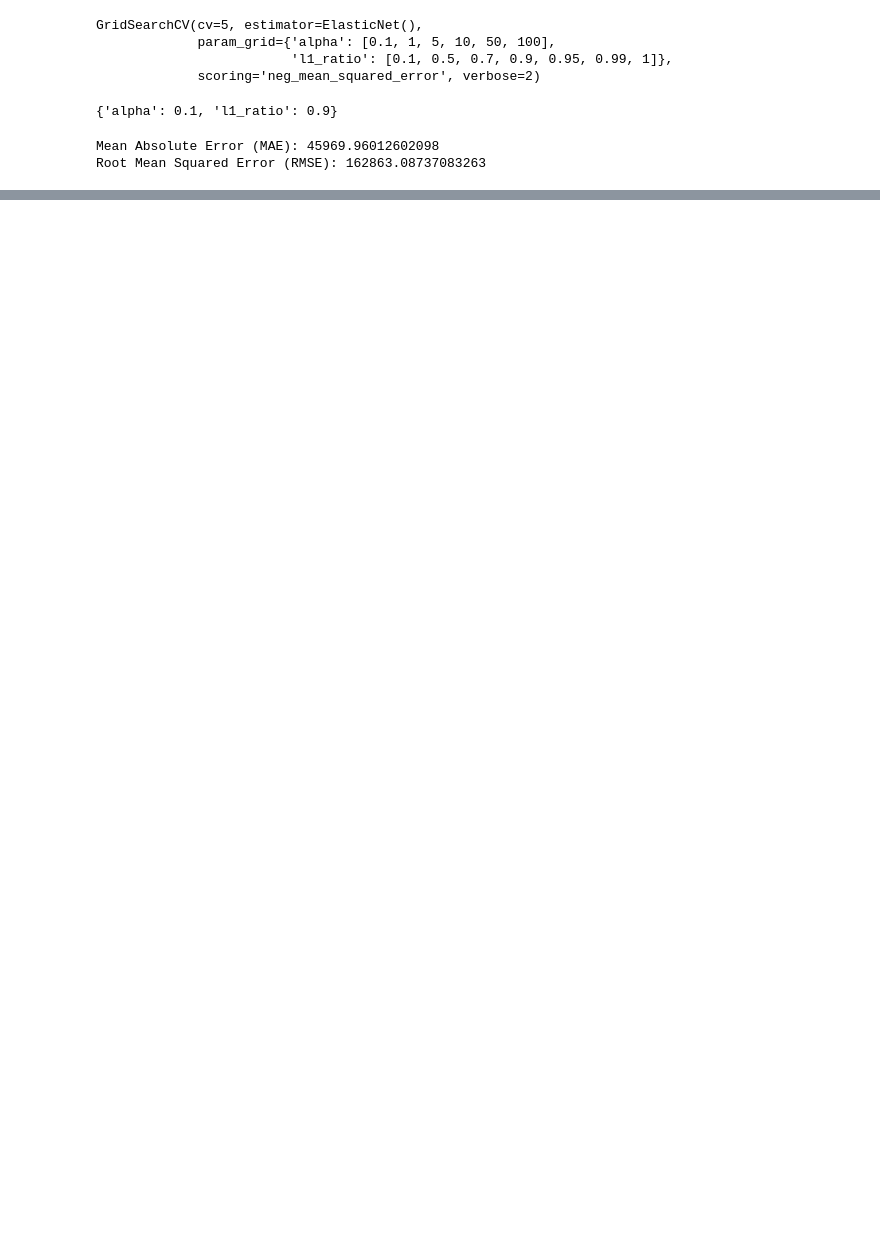
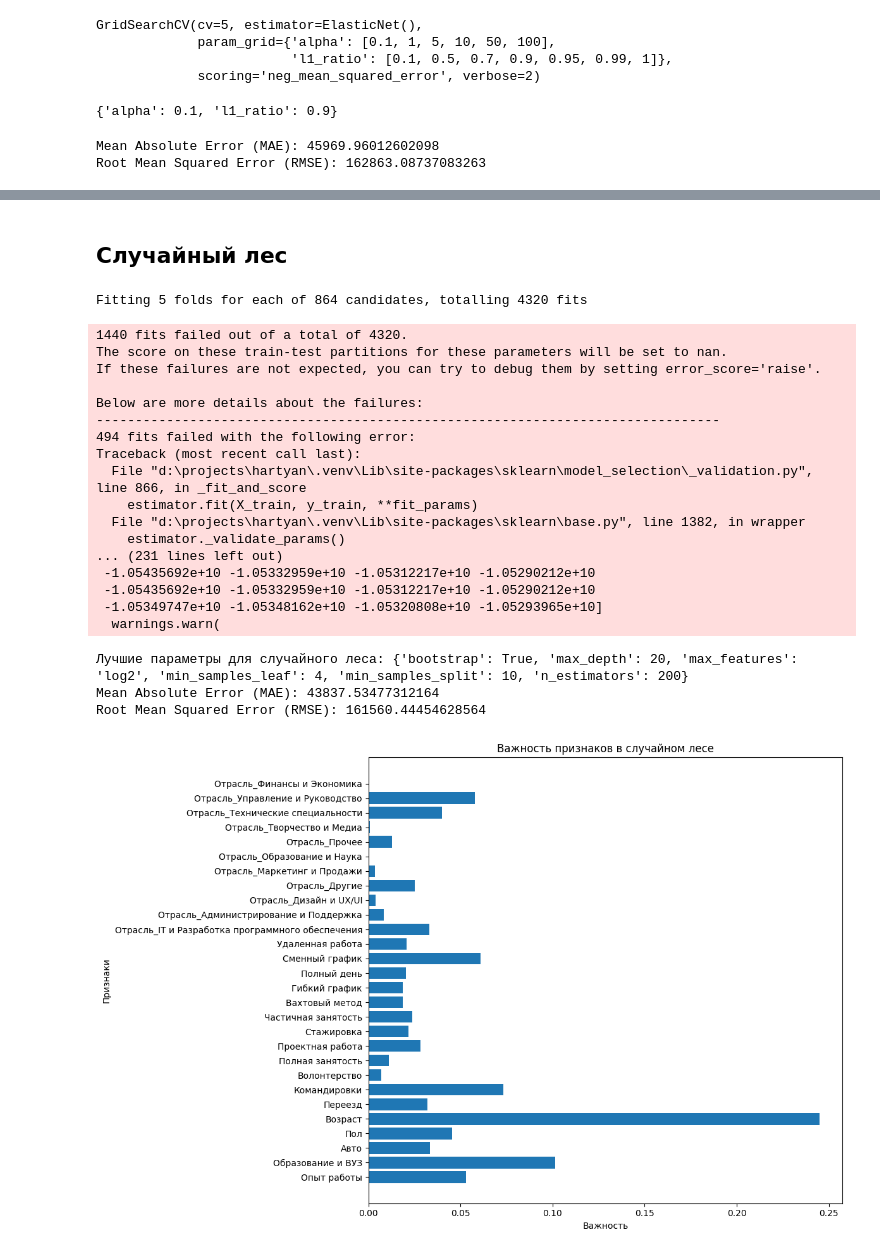
Before and after one commit to mrJimed/hh_dataset, a Jupyter notebook: hh_dataset.ipynb, the cells around one changed output, grey strips where cells are left out. Cells and saved outputs as stored; diff of their text form; code cells hidden in the pictures; blank space fills up the shorter version.

```diff
--- a/hh_dataset.ipynb
+++ b/hh_dataset.ipynb
@@ -490,0 +547,76 @@ Root Mean Squared Error (RMSE): 162863.08737083263
+# %% [markdown]
+## Случайный лес
+# %%
+from sklearn.ensemble import RandomForestRegressor
+from sklearn.model_selection import GridSearchCV
+from sklearn.metrics import mean_absolute_error, mean_squared_error
+import numpy as np
+import matplotlib.pyplot as plt
+
+# Определение параметров для поиска
+param_grid_rf = {
+    'n_estimators': [50, 100, 200],
+    'max_depth': [5, 10, 20, None],
+    'max_features': ['auto', 'sqrt', 'log2'],
+    'min_samples_split': [2, 5, 10],
+    'min_samples_leaf': [1, 2, 4],
+    'bootstrap': [True]
+}
+
+# Инициализация модели RandomForestRegressor
+rf = RandomForestRegressor(random_state=101)
+
+# Поиск по сетке
+grid_search_rf = GridSearchCV(estimator=rf, param_grid=param_grid_rf, cv=5, scoring='neg_mean_squared_error', n_jobs=-1, verbose=2)
+grid_search_rf.fit(X_train, y_train)
+
+best_params_rf = grid_search_rf.best_params_
+print("Лучшие параметры для случайного леса:", best_params_rf)
+
+# Обучение модели с лучшими параметрами
+rf_model = RandomForestRegressor(random_state=101, **best_params_rf)
+rf_model.fit(X_train, y_train)
+
+# Оценка метрик работы модели
+y_pred_rf = rf_model.predict(X_test)
+
+# MAE
+mae_rf = mean_absolute_error(y_test, y_pred_rf)
+print(f"Mean Absolute Error (MAE): {mae_rf}")
+
+# RMSE
+rmse_rf = np.sqrt(mean_squared_error(y_test, y_pred_rf))
+print(f"Root Mean Squared Error (RMSE): {rmse_rf}")
+
+# Важность признаков
+feature_importances = rf_model.feature_importances_
+plt.figure(figsize=(12, 8))
+plt.barh(X.columns, feature_importances)
+plt.title("Важность признаков в случайном лесе")
+plt.xlabel("Важность")
+plt.ylabel("Признаки")
+plt.tight_layout()
+plt.show()
+# %% [output]
+Fitting 5 folds for each of 864 candidates, totalling 4320 fits
+1440 fits failed out of a total of 4320.
+The score on these train-test partitions for these parameters will be set to nan.
+If these failures are not expected, you can try to debug them by setting error_score='raise'.
+
+Below are more details about the failures:
+--------------------------------------------------------------------------------
+494 fits failed with the following error:
+Traceback (most recent call last):
+  File "d:\projects\hartyan\.venv\Lib\site-packages\sklearn\model_selection\_validation.py", line 866, in _fit_and_score
+    estimator.fit(X_train, y_train, **fit_params)
+  File "d:\projects\hartyan\.venv\Lib\site-packages\sklearn\base.py", line 1382, in wrapper
+    estimator._validate_params()
+... (231 lines left out)
+ -1.05435692e+10 -1.05332959e+10 -1.05312217e+10 -1.05290212e+10
+ -1.05435692e+10 -1.05332959e+10 -1.05312217e+10 -1.05290212e+10
+ -1.05349747e+10 -1.05348162e+10 -1.05320808e+10 -1.05293965e+10]
+  warnings.warn(
+Лучшие параметры для случайного леса: {'bootstrap': True, 'max_depth': 20, 'max_features': 'log2', 'min_samples_leaf': 4, 'min_samples_split': 10, 'n_estimators': 200}
+Mean Absolute Error (MAE): 43837.53477312164
+Root Mean Squared Error (RMSE): 161560.44454628564
+[figure, added]
```
Also changed, not shown: parts of 9 cells of this notebook.
